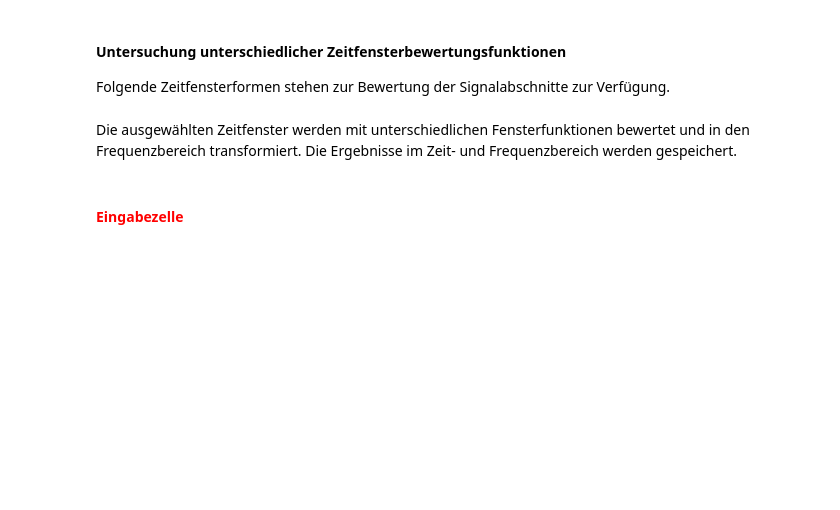
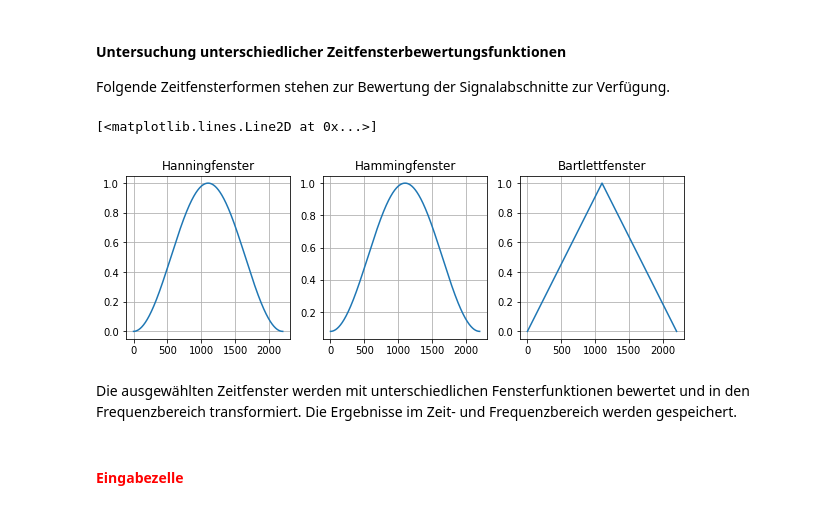
Before and after one commit to GFlach/LV_TSV_repos, a Jupyter notebook: aktuell/merkmale_aufgaben-a1.ipynb, the cells around one changed output. Saved outputs shown, nothing was run; the diff lists cells and outputs as text; code cells hidden in the pictures; blank space fills up the shorter version.

```diff
--- a/aktuell/merkmale_aufgaben-a1.ipynb
+++ b/aktuell/merkmale_aufgaben-a1.ipynb
@@ -81,14 +90,20 @@ Folgende Zeitfensterformen stehen zur Bewertung der Signalabschnitte zur Verfüg
 # %%
 plt.figure(figsize=(10,3))
 subplot(131)
 title('Hanningfenster')
+plt.grid()
 plot(hanning(n))
 subplot(132)
 title('Hammingfenster')
+plt.grid()
 plot(hamming(n))
 subplot(133)
 title('Bartlettfenster')
+plt.grid()
 plot(bartlett(n))
+# %% [output]
+[<matplotlib.lines.Line2D at 0x...>]
+[figure, added]
 # %% [markdown]
 Die ausgewählten Zeitfenster werden mit unterschiedlichen Fensterfunktionen bewertet und in den Frequenzbereich transformiert. Die Ergebnisse im Zeit- und Frequenzbereich werden gespeichert.
 # %% [markdown]
```
Also changed, not shown: parts of 11 cells of this notebook, 34 other files.
